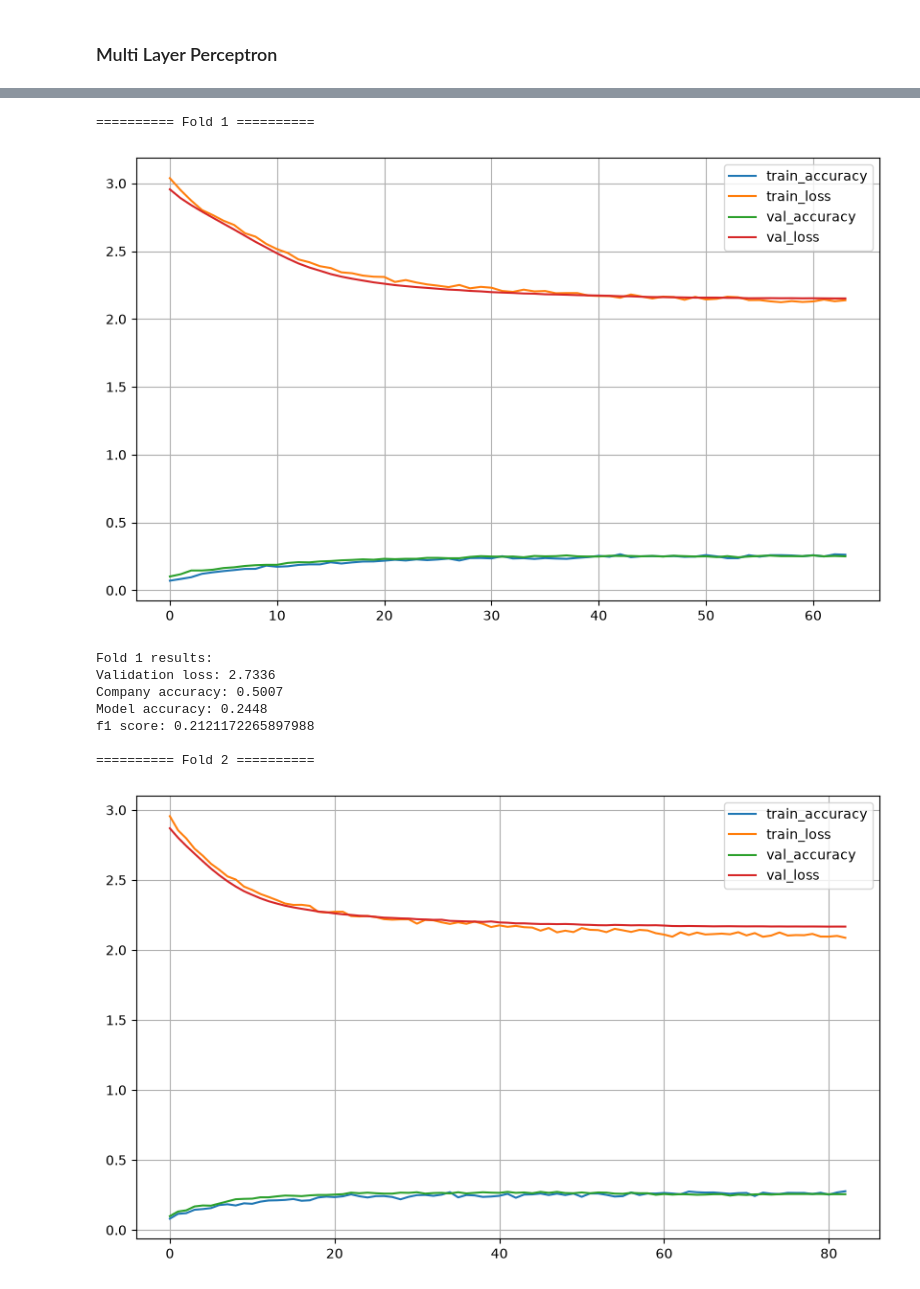
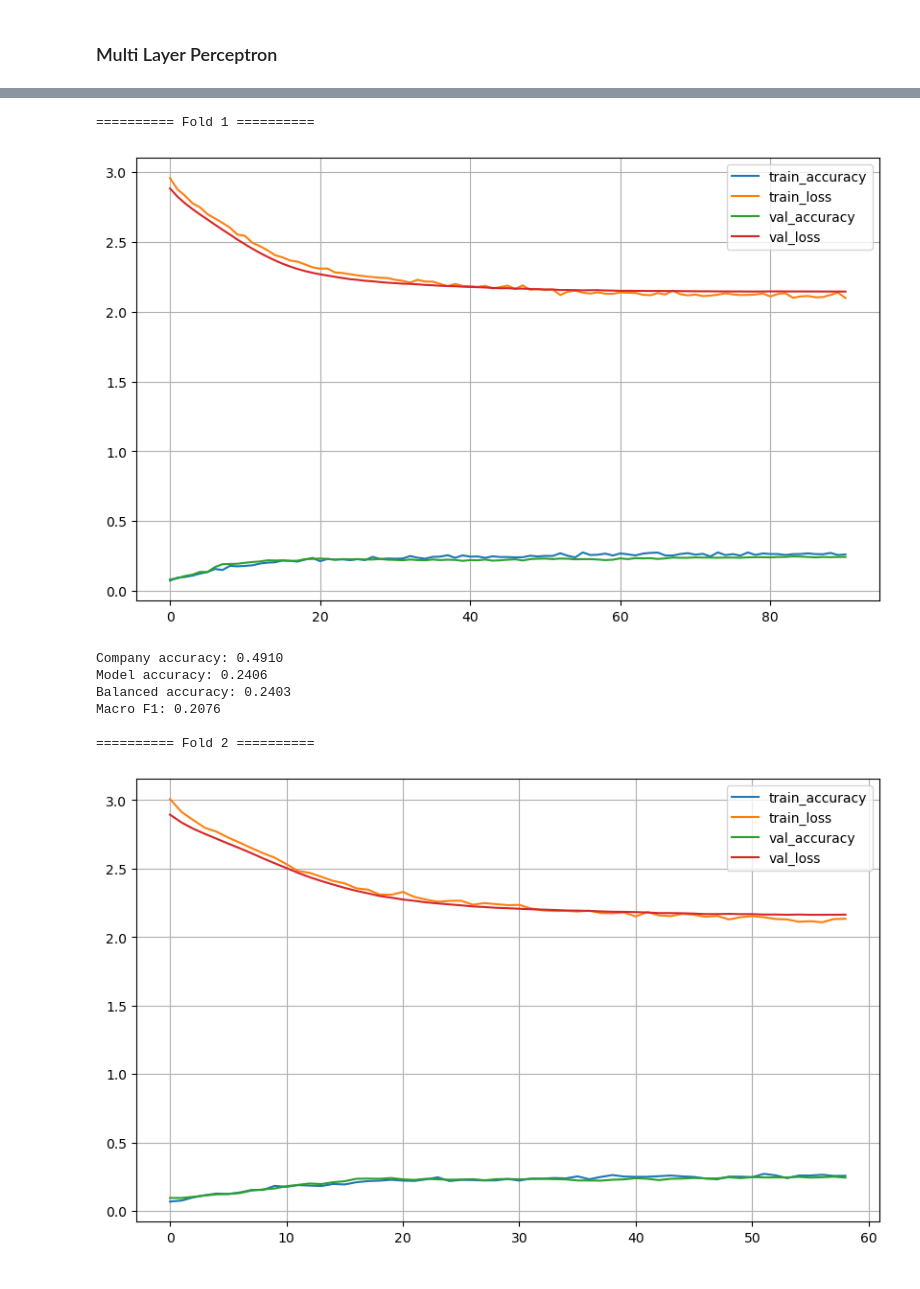
Before and after one commit to FredWltr/NameThatLLM, a Jupyter notebook: NameThatLLM_Part2_Baseline.ipynb, the cells around one changed output, grey strips where cells are left out. Cells and saved outputs as stored; diff of their text form; code cells hidden in the pictures.

```diff
--- a/NameThatLLM_Part2_Baseline.ipynb
+++ b/NameThatLLM_Part2_Baseline.ipynb
@@ -501,13 +523,14 @@ def get_company_sample_weights(y_company):
 
     return sample_weights
 # %%
-fold_results = []
+company_mlp_fold_results = []
 
 for fold, (fit_idx, val_idx) in enumerate(folds, start=1):
+    keras.backend.clear_session()
+    keras.utils.set_random_seed(6600 + fold)
 
     print(f"\n========== Fold {fold} ==========")
 
-    # Each fold must have its own scaler to prevent data leaks
     scaler = StandardScaler()
 
     X_train_fold = scaler.fit_transform(X.iloc[fit_idx])
@@ -522,25 +545,17 @@ for fold, (fit_idx, val_idx) in enumerate(folds, start=1):
         "model": y_model_encoded.iloc[val_idx].values
     }
 
-    # Calculate balanced company weights
-    company_sample_weights = get_company_sample_weights(y_train_fold["company"])
-
-    # Model output receives uniform weights
-    model_sample_weights = np.ones(len(y_train_fold["model"]))
-
     sample_weights = {
-        "company": company_sample_weights,
-        "model": model_sample_weights
+        "company": get_company_sample_weights(y_train_fold["company"]),
+        "model": np.ones(len(y_train_fold["model"]))
     }
 
-    # Build model
     mlp = build_hierarchical_mlp(
         n_features=X.shape[1],
         n_companies=n_companies,
         n_models=n_models
     )
 
-    # Callbacks
     early_stopping = keras.callbacks.EarlyStopping(
         monitor="val_loss",
         patience=12,
@@ -554,70 +569,70 @@ for fold, (fit_idx, val_idx) in enumerate(folds, start=1):
         min_lr=0.00001
     )
 
-    # Train
     history = mlp.fit(
         X_train_fold,
         y_train_fold,
         sample_weight=sample_weights,
         epochs=100,
         batch_size=32,
-        validation_data=(
-            X_val_fold,
-            y_val_fold
-        ),
-        callbacks=[
-            early_stopping,
-            reduce_lr
-        ],
+        validation_data=(X_val_fold, y_val_fold),
+        callbacks=[early_stopping, reduce_lr],
         verbose=0
     )
 
-    # plot accuracy and loss value for both training and validation
     metrics = pd.DataFrame({
-        'train_accuracy': history.history['model_accuracy'],
-        'train_loss': history.history['model_loss'],
-        'val_accuracy': history.history['val_model_accuracy'],
-        'val_loss': history.history['val_model_loss']
+        "train_accuracy": history.history["model_accuracy"],
+        "train_loss": history.history["model_loss"],
+        "val_accuracy": history.history["val_model_accuracy"],
+        "val_loss": history.history["val_model_loss"]
     })
-    pd.DataFrame(metrics).plot(figsize=(10, 6))
+    metrics.plot(figsize=(10, 6))
     plt.grid(True)
     plt.show()
 
-    # Evaluate
     evaluation = mlp.evaluate(
         X_val_fold,
         y_val_fold,
         return_dict=True,
         verbose=0
     )
 
     predictions = mlp.predict(X_val_fold, verbose=0)
-
     y_pred = np.argmax(predictions["model"], axis=1)
 
-    f1 = f1_score(y_val_fold["model"], y_pred, average='macro', zero_division=0)
+    balanced_accuracy = balanced_accuracy_score(
+        y_val_fold["model"],
+        y_pred
+    )
 
-    fold_results.append({
+    macro_f1 = f1_score(
+        y_val_fold["model"],
+        y_pred,
+        average="macro",
+        zero_division=0
+    )
+
+    company_mlp_fold_results.append({
         "fold": fold,
+        "seed": 6600 + fold,
         "val_loss": evaluation["loss"],
         "company_accuracy": evaluation["company_accuracy"],
         "model_accuracy": evaluation["model_accuracy"],
-        "f1_score": f1
+        "balanced_accuracy": balanced_accuracy,
+        "macro_f1": macro_f1
     })
 
-    print(f"\nFold {fold} results:")
-    print(f"Validation loss: {evaluation['loss']:.4f}")
     print(f"Company accuracy: {evaluation['company_accuracy']:.4f}")
     print(f"Model accuracy: {evaluation['model_accuracy']:.4f}")
-    print(f"f1 score: {f1}")
+    print(f"Balanced accuracy: {balanced_accuracy:.4f}")
+    print(f"Macro F1: {macro_f1:.4f}")
 # %% [output]
 ========== Fold 1 ==========
-[figure, old version]
+[figure, new version]
-Fold 1 results:
-Validation loss: 2.7336
-Company accuracy: 0.5007
-Model accuracy: 0.2448
-f1 score: 0.2121172265897988
+Company accuracy: 0.4910
+Model accuracy: 0.2406
+Balanced accuracy: 0.2403
+Macro F1: 0.2076
 
 ========== Fold 2 ==========
-[figure, old version]
+[figure, new version]
```
Also changed, not shown: parts of 8 cells of this notebook.
